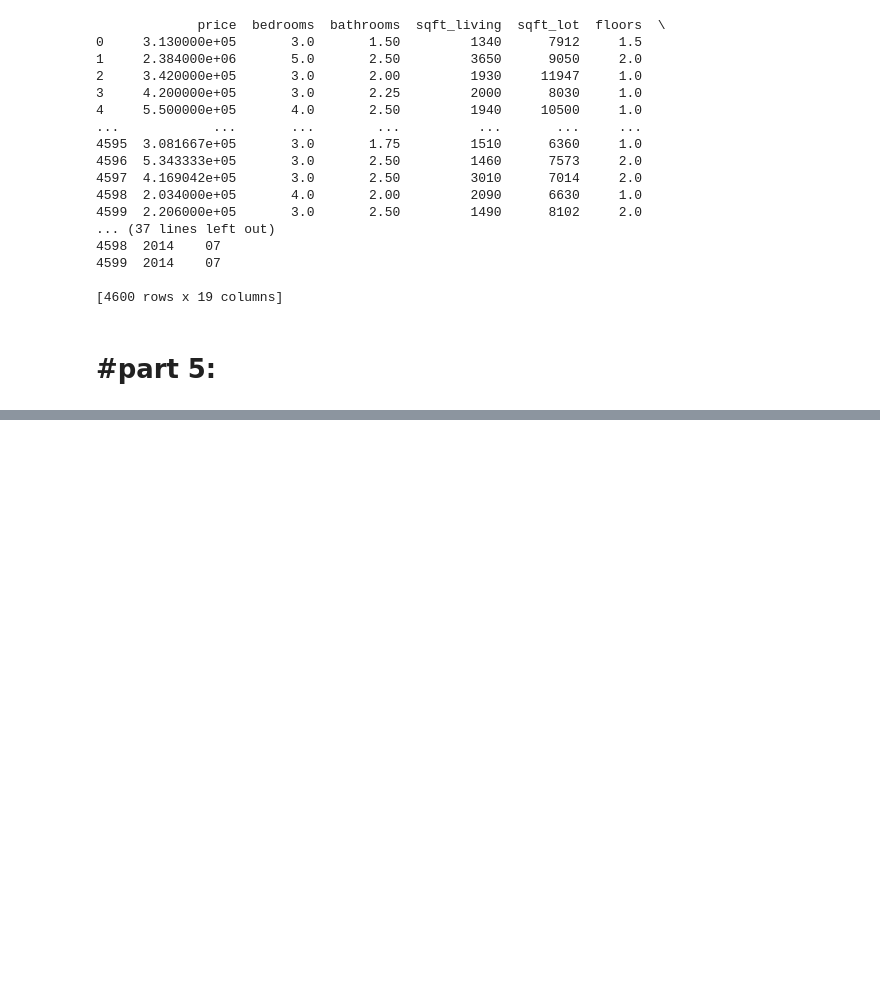
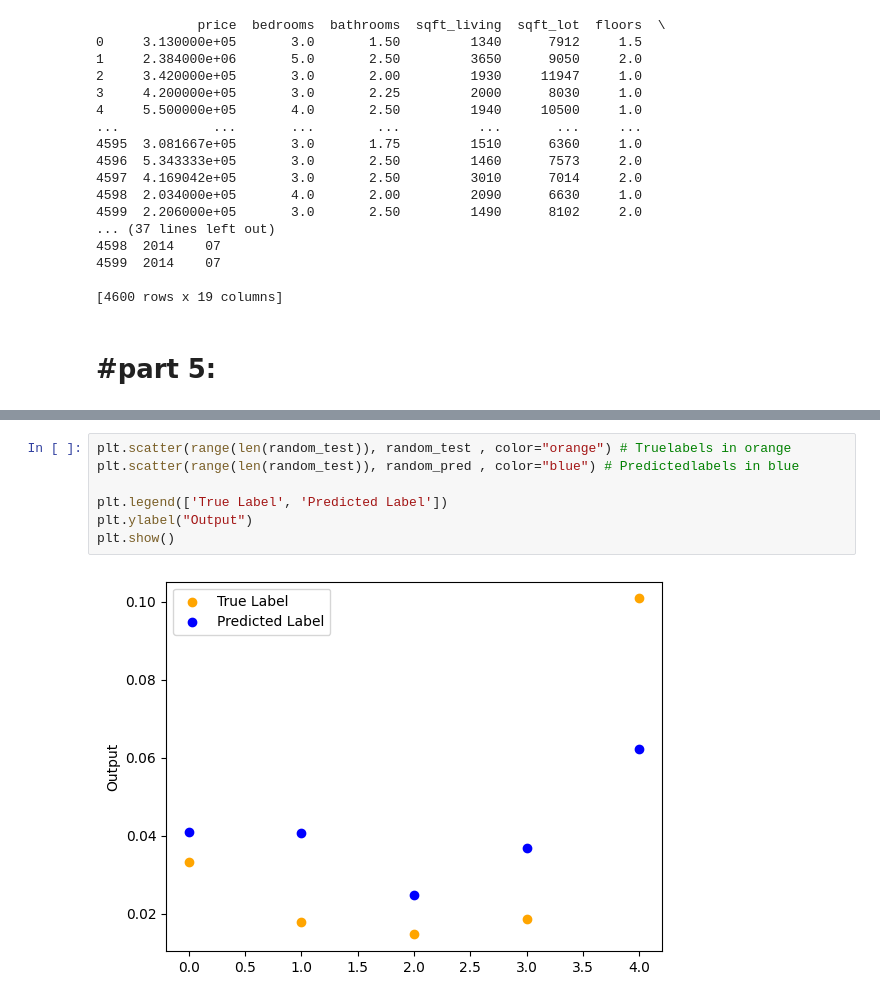
Before and after one commit to KEHSANN/hosh_masnoi, a Jupyter notebook: Q4.ipynb, the cells around one changed output, grey strips where cells are left out. Saved outputs shown, nothing was run; the diff lists cells and outputs as text; blank space fills up the shorter version.

```diff
--- a/Q4.ipynb
+++ b/Q4.ipynb
@@ -271,0 +364,9 @@ plt.show()
+# %%
+plt.scatter(range(len(random_test)), random_test , color="orange") # Truelabels in orange
+plt.scatter(range(len(random_test)), random_pred , color="blue") # Predictedlabels in blue
+
+plt.legend(['True Label', 'Predicted Label'])
+plt.ylabel("Output")
+plt.show()
+# %% [output]
+[figure, added]
```
Also changed, not shown: parts of 14 cells of this notebook.
